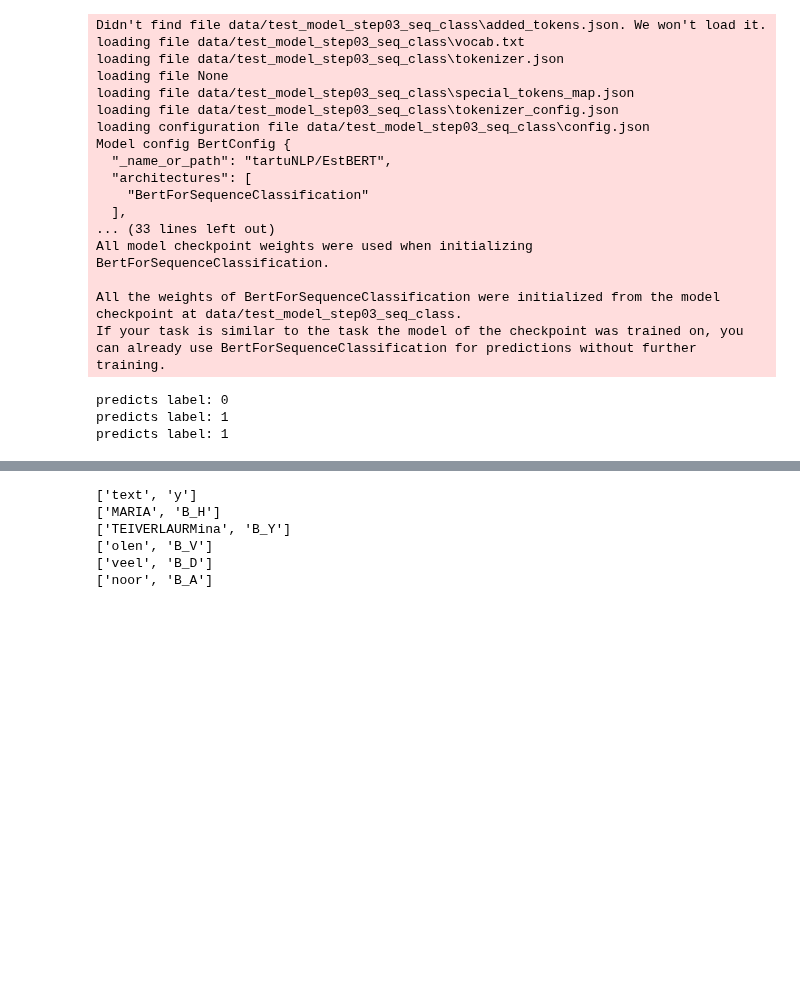
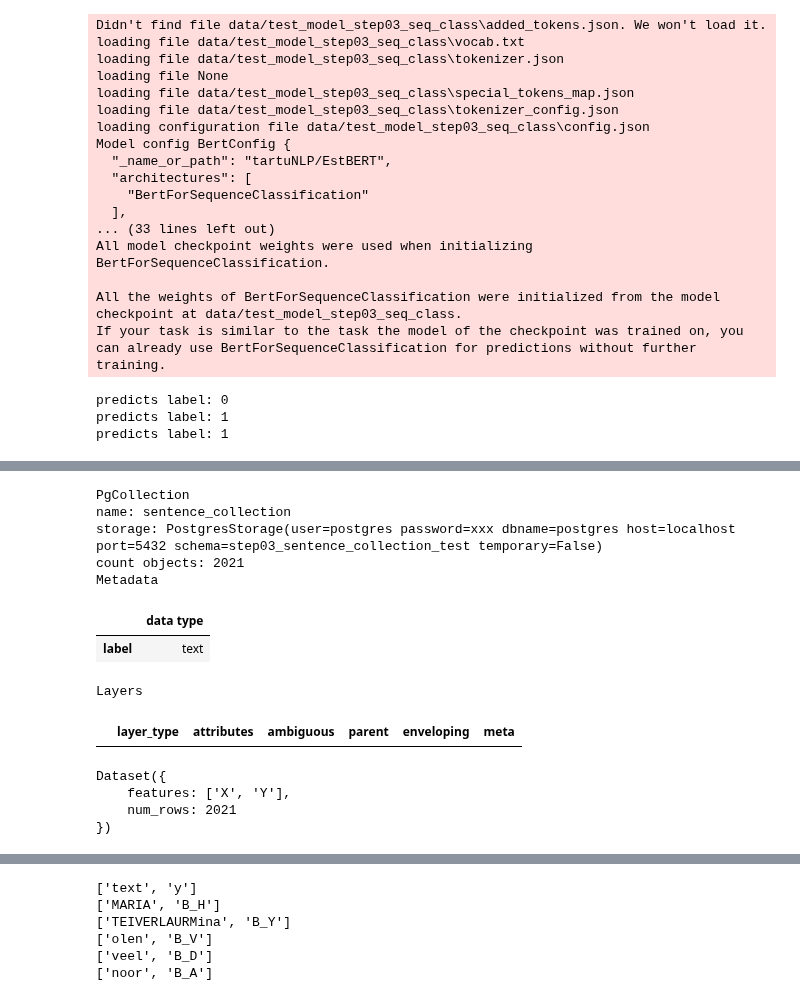
Before and after one commit to estnltk/estnltk-model-training, a Jupyter notebook: bert_training/Step03.ipynb, the cells around one changed output, grey strips where cells are left out. Cells and saved outputs as stored; diff of their text form; code cells hidden in the pictures; blank space fills up the shorter version.

```diff
--- a/bert_training/Step03.ipynb
+++ b/bert_training/Step03.ipynb
@@ -200,0 +293,10 @@ predicts label: 1
+# %%
+# making a connection
+storage = PostgresStorage(host="localhost",
+                          port=5432,
+                          dbname='postgres',
+                          user="postgres",
+                          password="admin",
+                          schema='step03_sentence_collection_test',
+                          temporary=False)
+create_schema(storage)
@@ -200,0 +328,35 @@ predicts label: 1
+# %%
+collection
+# %% [output]
+PgCollection
+name: sentence_collection
+storage: PostgresStorage(user=postgres password=xxx dbname=postgres host=localhost port=5432 schema=step03_sentence_collection_test temporary=False)
+count objects: 2021
+Metadata
+|  | data type |
+| label | text |
+Layers
+|  | layer_type | attributes | ambiguous | parent | enveloping | meta |
+# %%
+def EstNLTK_load_sentences(connection_info, table_name, y="y"):
+    ds = {"X":[], "Y":[]}
+    for k, txt, lab in collection.select( collection_meta=[y] ):
+        ds["X"].append(txt.text)
+        ds["Y"].append(lab)
+    return Dataset.from_dict(ds)
+
+connection_info = {"host": "localhost",
+                       "port": 5432,
+                       "dbname": 'postgres',
+                       "user": "postgres",
+                       "password": "admin",
+                       "schema": 'step01_collection_test',
+                       "temporary": False}
+collection_name = 'horisont_collection'
+
+EstNLTK_load_sentences(connection_info,collection_name, "label")
+# %% [output]
+Dataset({
+    features: ['X', 'Y'],
+    num_rows: 2021
+})
```
Also changed, not shown: parts of 24 cells of this notebook, 13 other files.
